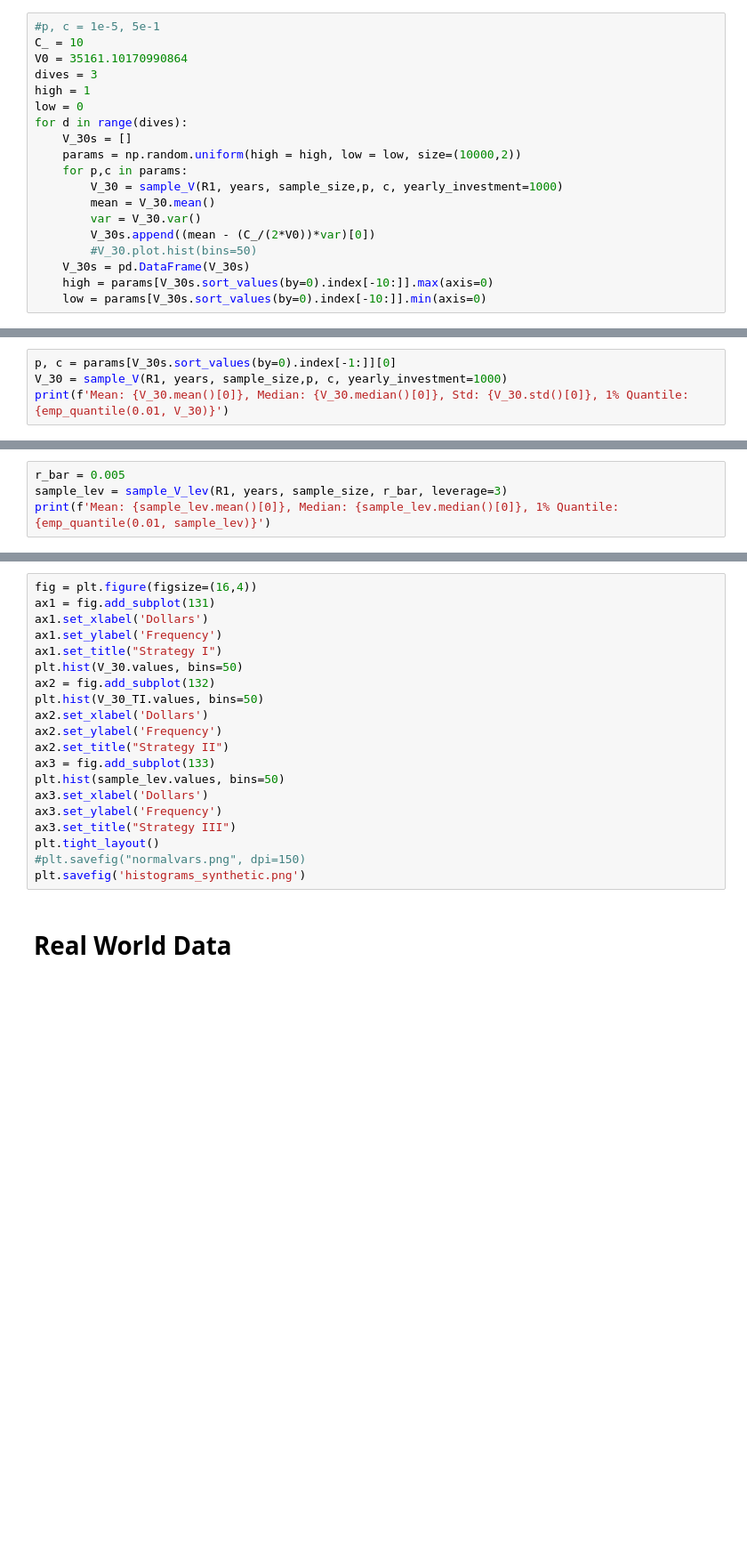
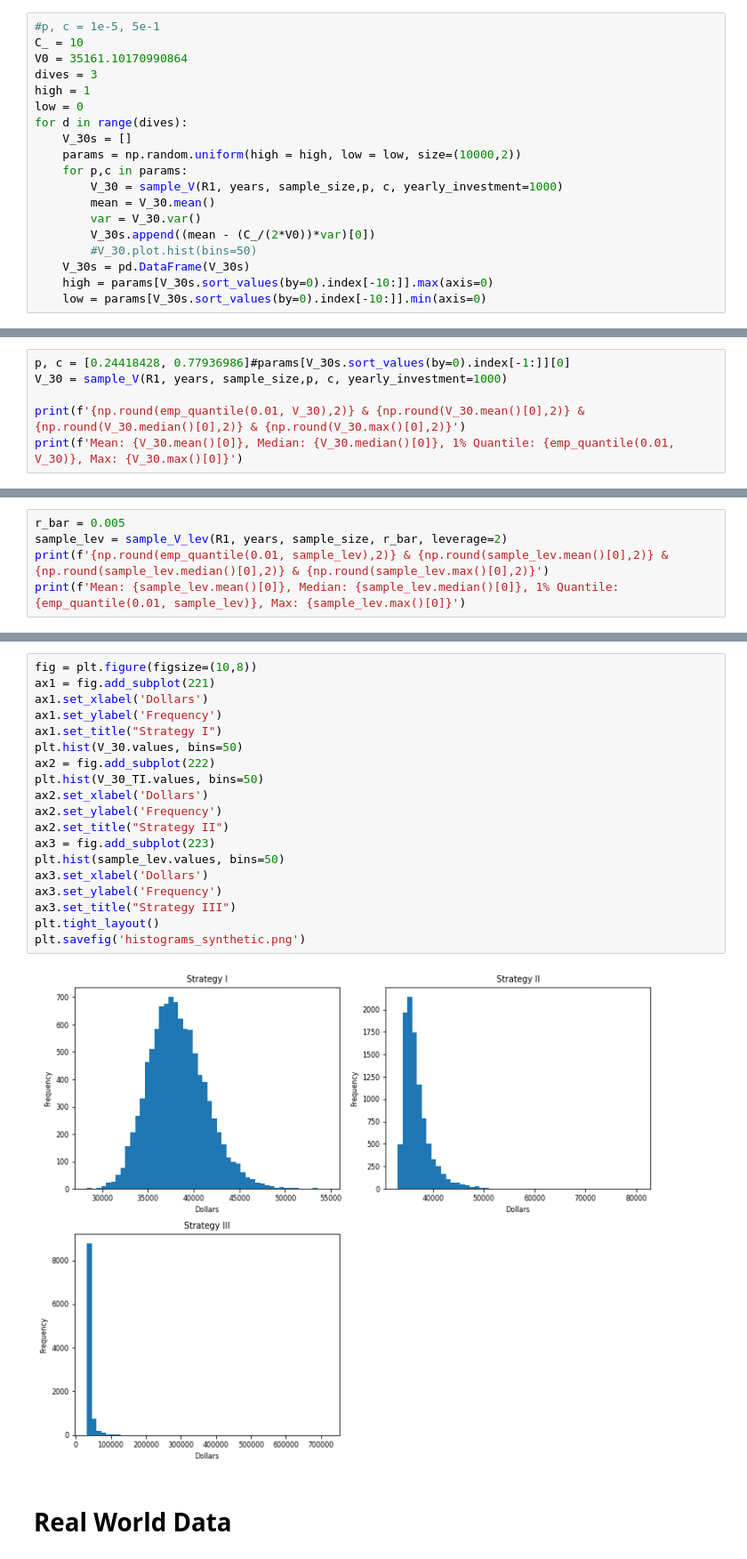
Before and after one commit to taariqnazar/Risk_management, a Jupyter notebook: HW2.ipynb, the cells around one changed output, grey strips where cells are left out. Shown at 89% size. Cells and saved outputs as stored; diff of their text form; blank space fills up the shorter version.

```diff
--- a/HW2.ipynb
+++ b/HW2.ipynb
@@ -121,4 +156,6 @@ params[V_30s.sort_values(by=0).index[-10:]]
 # %%
-p, c = params[V_30s.sort_values(by=0).index[-1:]][0]
+p, c = [0.24418428, 0.77936986]#params[V_30s.sort_values(by=0).index[-1:]][0]
 V_30 = sample_V(R1, years, sample_size,p, c, yearly_investment=1000)
-print(f'Mean: {V_30.mean()[0]}, Median: {V_30.median()[0]}, Std: {V_30.std()[0]}, 1% Quantile: {emp_quantile(0.01, V_30)}')
+
+print(f'{np.round(emp_quantile(0.01, V_30),2)} & {np.round(V_30.mean()[0],2)} & {np.round(V_30.median()[0],2)} & {np.round(V_30.max()[0],2)}')
+print(f'Mean: {V_30.mean()[0]}, Median: {V_30.median()[0]}, 1% Quantile: {emp_quantile(0.01, V_30)}, Max: {V_30.max()[0]}')
@@ -130,4 +174,5 @@ print(f'Mean: {V_30_TI.mean()[0]}, 1% Quantile: {emp_quantile(0.01, V_30_TI)}')
 # %%
 r_bar = 0.005
-sample_lev = sample_V_lev(R1, years, sample_size, r_bar, leverage=3)
-print(f'Mean: {sample_lev.mean()[0]}, Median: {sample_lev.median()[0]}, 1% Quantile: {emp_quantile(0.01, sample_lev)}')
+sample_lev = sample_V_lev(R1, years, sample_size, r_bar, leverage=2)
+print(f'{np.round(emp_quantile(0.01, sample_lev),2)} & {np.round(sample_lev.mean()[0],2)} & {np.round(sample_lev.median()[0],2)} & {np.round(sample_lev.max()[0],2)}')
+print(f'Mean: {sample_lev.mean()[0]}, Median: {sample_lev.median()[0]}, 1% Quantile: {emp_quantile(0.01, sample_lev)}, Max: {sample_lev.max()[0]}')
@@ -134,23 +182,24 @@ print(f'Mean: {sample_lev.mean()[0]}, Median: {sample_lev.median()[0]}, 1% Quant
 # %%
-fig = plt.figure(figsize=(16,4))
-ax1 = fig.add_subplot(131)
+fig = plt.figure(figsize=(10,8))
+ax1 = fig.add_subplot(221)
 ax1.set_xlabel('Dollars')
 ax1.set_ylabel('Frequency')
 ax1.set_title("Strategy I")
 plt.hist(V_30.values, bins=50)
-ax2 = fig.add_subplot(132)
+ax2 = fig.add_subplot(222)
 plt.hist(V_30_TI.values, bins=50)
 ax2.set_xlabel('Dollars')
 ax2.set_ylabel('Frequency')
 ax2.set_title("Strategy II")
-ax3 = fig.add_subplot(133)
+ax3 = fig.add_subplot(223)
 plt.hist(sample_lev.values, bins=50)
 ax3.set_xlabel('Dollars')
 ax3.set_ylabel('Frequency')
 ax3.set_title("Strategy III")
 plt.tight_layout()
-#plt.savefig("normalvars.png", dpi=150)
 plt.savefig('histograms_synthetic.png')
+# %% [output]
+[figure, added]
 # %% [markdown]
 # Real World Data
 # %%
```
Also changed, not shown: parts of 13 cells of this notebook, 5 other files.
